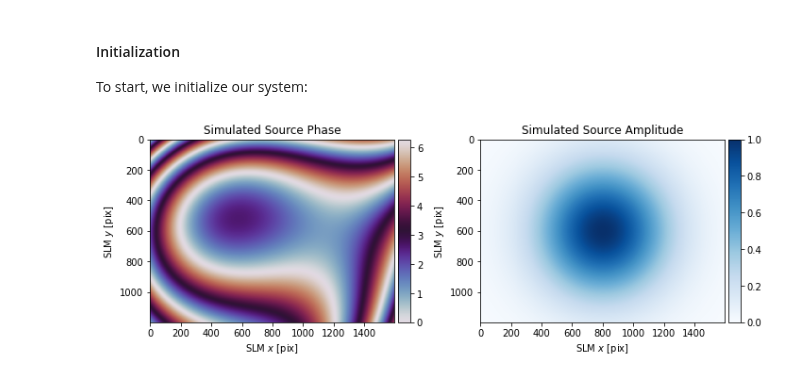
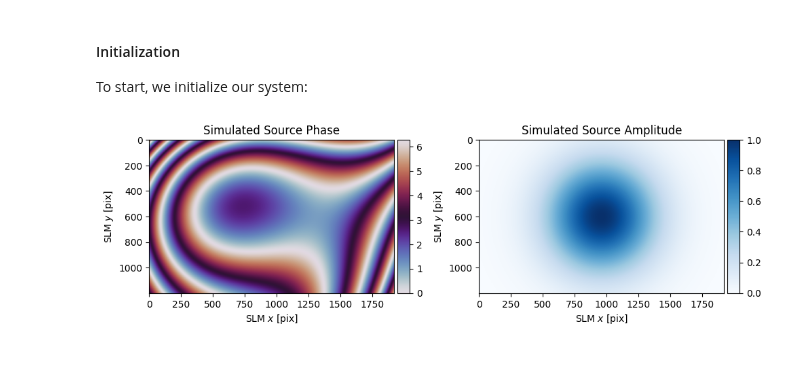
Before and after one commit to slmsuite/slmsuite-examples, a Jupyter notebook: examples/multipoint_calibration.ipynb, the cells around one changed output. Drawn from its saved outputs; the diff is of its cells as text; code cells hidden in the pictures.

```diff
--- a/examples/multipoint_calibration.ipynb
+++ b/examples/multipoint_calibration.ipynb
@@ -40,37 +45,38 @@ from slmsuite.holography.toolbox.phase import blaze, zernike_sum
 # **README**                        (This cell is hidden from readthedocs rendering)
 # If you're reading this, you might have gotten an error from loading physical
 # hardware in the next cell, but that doesn't mean you can't run this notebook!
-# This cell loads virtual hardware. You can proceed to the next cell.
+# This cell loads virtual hardware. You can proceed to the Simple Holography section.
+from slmsuite.hardware.cameraslms import FourierSLM
 from slmsuite.hardware.slms.simulated import SimulatedSLM
 from slmsuite.hardware.cameras.simulated import SimulatedCamera
 
 # Make the SLM and camera.
-slm = SimulatedSLM((1600, 1200), pitch_um=(8,8))
+slm = SimulatedSLM((1920, 1200), pitch_um=(8,8))
 phase_abberation = zernike_sum(
     slm,
     indices=(3, 4, 5, 7, 8),
     weights=(1, -2, 3, 1, 1),
     aperture=None,
     use_mask=False
 )
 slm.set_source_analytic(                        # Program the virtual source.
     phase_offset=phase_abberation,
     sim=True
 )
 slm.plot_source(sim=True)
-slm.set_source_analytic()                       # Don't bother with wavefront calibration, instead just set it to the same source.
+slm.set_source_analytic()
 
 cam = SimulatedCamera(slm, (1440, 1100), pitch_um=(4,4), gain=50)
 
 # Tie the camera and SLM together with an analytic Fourier calibration.
 fs = FourierSLM(cam, slm)
 M, b = fs.fourier_calibration_build(
     f_eff=80000.,                               # f_eff of 80000 wavelengths or 80 mm with the default 1 um wavelength
     theta=5 * np.pi / 180,                      # Slight rotation for fun.
 )
 fs.fourier_calibrate_analytic(M, b)
 # %% [output]
-[figure, old version]
+[figure, new version]
 # %%
 slm = Santec(slm_number=1, display_number=2, wav_um=.633, settle_time_s=.5); print()
 cam = AlliedVision(serial="02C5V", fliplr=True)
```
Also changed, not shown: parts of 49 cells of this notebook, 10 other files.
